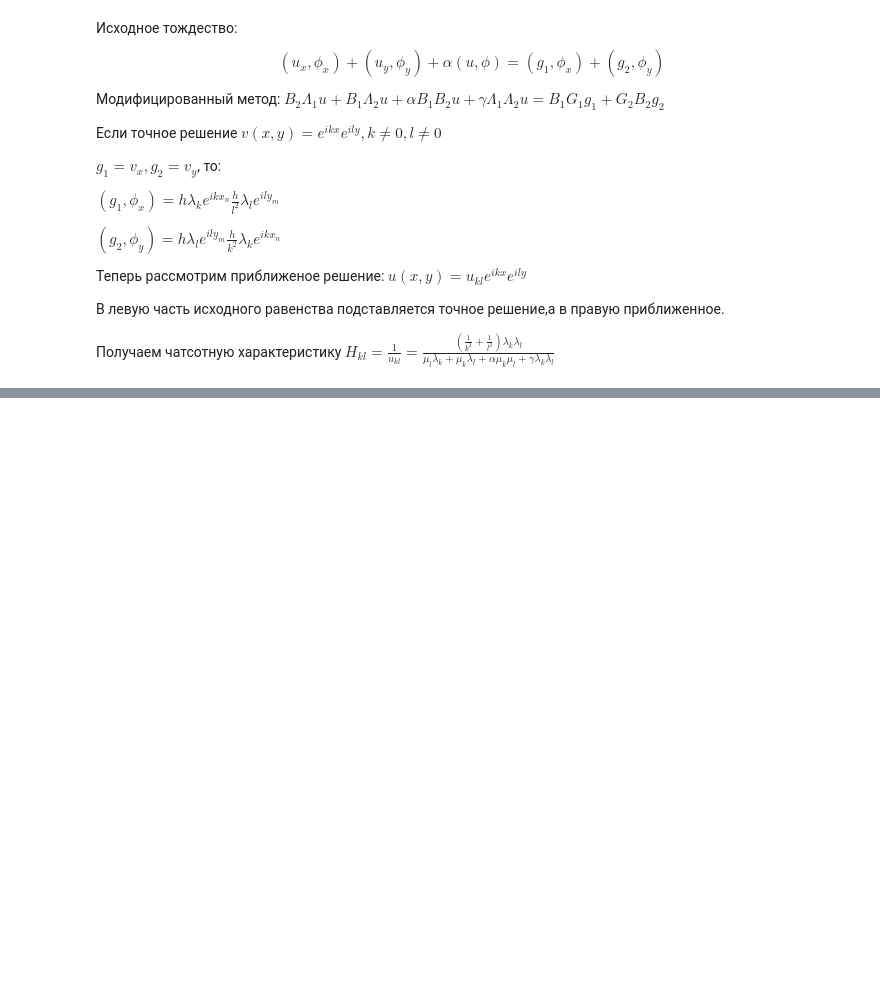
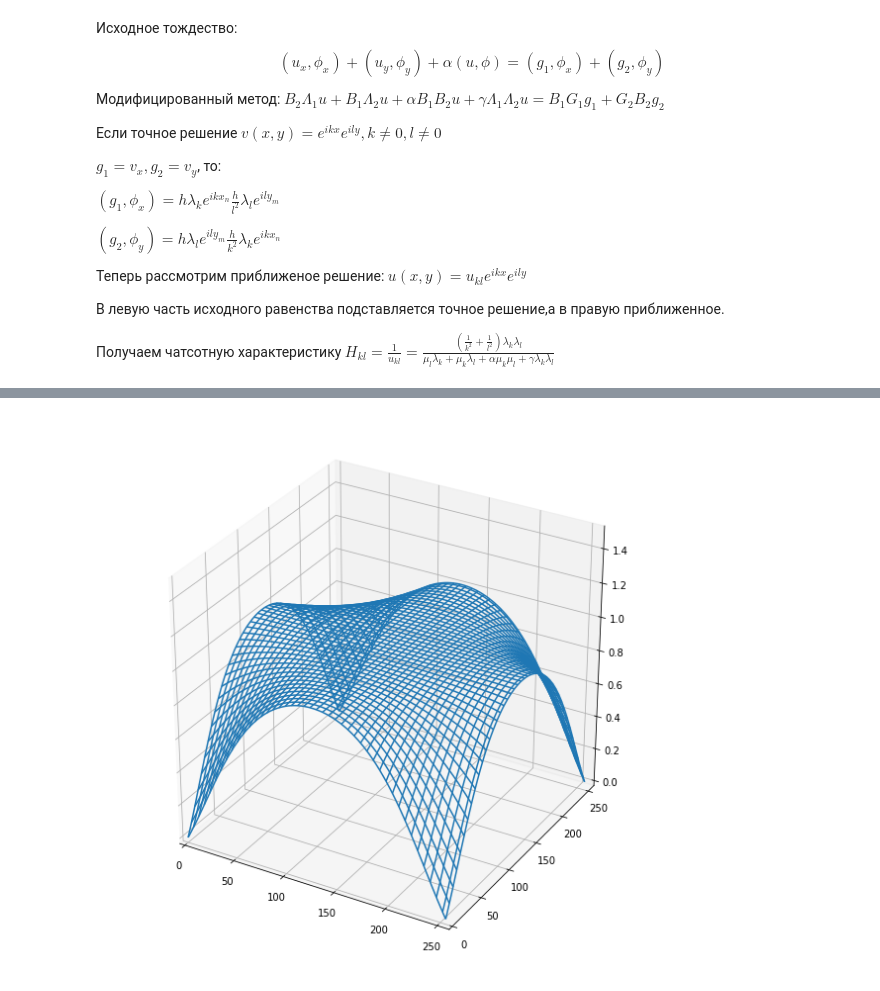
Before and after one commit to Satbek/-ourse-work-sem7, a Jupyter notebook: src/Results/Variational/Variational Method frequaency charachteristick.ipynb, the cells around one changed output, grey strips where cells are left out. Cells and saved outputs as stored; diff of their text form; code cells hidden in the pictures; blank space fills up the shorter version.

```diff
--- a/src/Results/Variational/Variational Method frequaency charachteristick.ipynb
+++ b/src/Results/Variational/Variational Method frequaency charachteristick.ipynb
@@ -47,0 +99,25 @@ plt.ylim(0,1.5)
+# %%
+N = 256
+h = 2 * np.pi / N
+x, y = np.mgrid[-np.pi:np.pi:1j * N, -np.pi:np.pi:1j * N]
+
+omegas = y[0]
+
+def H_kl_new(shape, omegas, alpha, gamma, h):
+    H = np.zeros(shape)
+    for k, omega_k in np.ndenumerate(omegas):
+        for l, omega_l in np.ndenumerate(omegas):
+            tmp1 = 3 * (np.sin(omega_k/2)**2 * np.sin(omega_l) / omega_l + np.sin(omega_l/2)**2 * np.sin(omega_k) / omega_k)
+#             tmp2 = 4 / 3 /h**2 * (np.sin(omega_k/2)**2 * (2+np.cos(omega_l)) + np.sin(omega_l/2)**2*(2 + np.cos(omega_k))) + \
+#                     alpha/9*(2+np.cos(omega_k))*(2+np.cos(omega_l)) + \
+#                     gamma * 16/h**2 * np.sin(omega_k / 2)**2 * np.sin(omega_l / 2)**2
+            tmp2 = np.sin(omega_k / 2)**2 * (2 + np.cos(omega_l)) + np.sin(omega_l / 2)**2 * (2 + np.cos(omega_k)) + \
+                    alpha * h**2 / 12 * (2  + np.cos(omega_k)) * (2 + np.cos(omega_l)) + \
+                    gamma * 12 * np.sin(omega_k / 2)**2 * np.sin(omega_l / 2)**2
+            H[k[0], l[0]] = tmp1 / tmp2
+
+    return H
+H = H_kl_new(x.shape, omegas, 0.0001, 0.00002, h)
+draw_plot(H)
+# %% [output]
+[figure, added]
```
Also changed, not shown: parts of 13 cells of this notebook.
